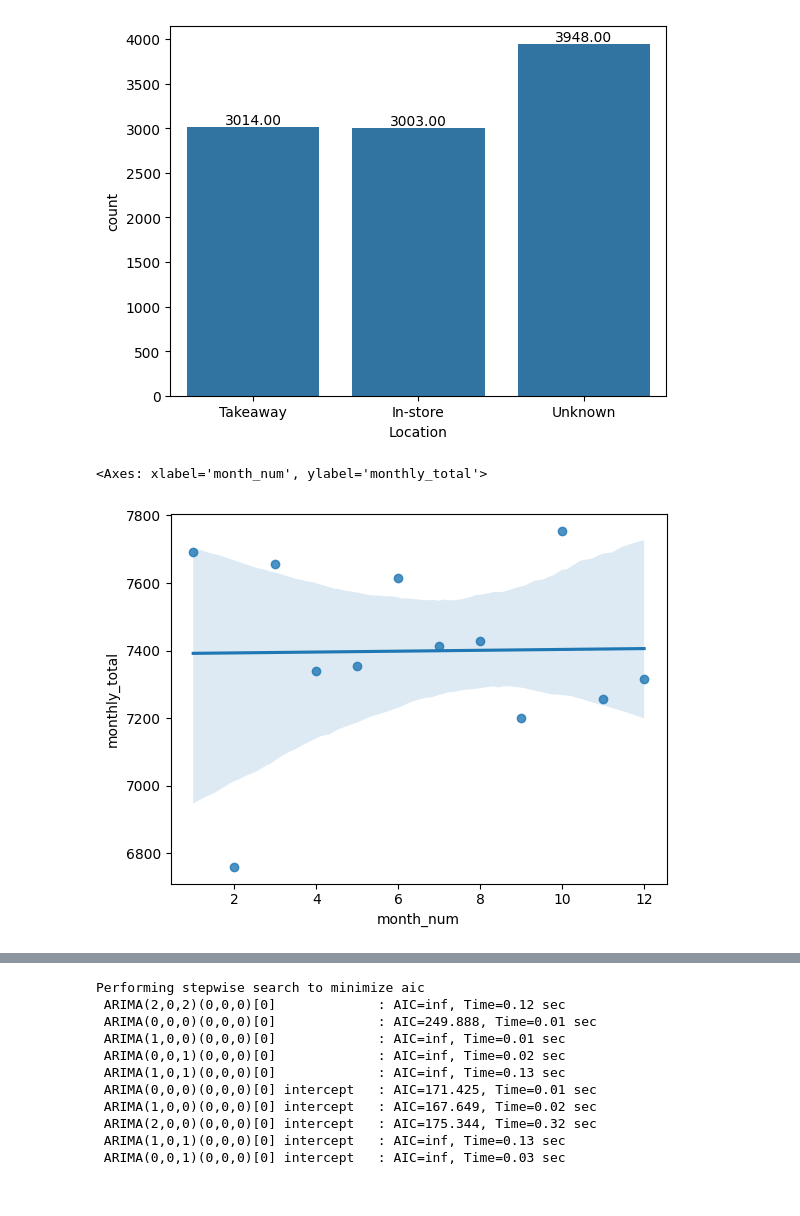
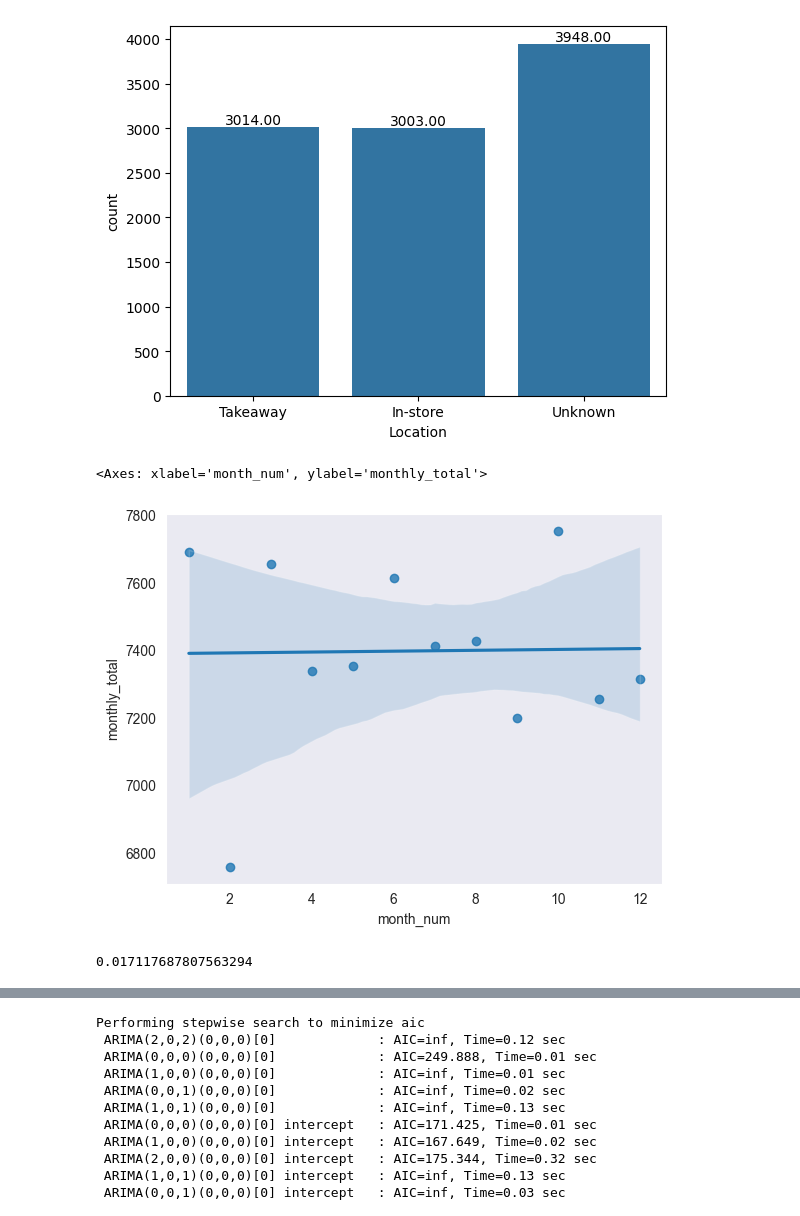
Before and after one commit to Abhibhav2003/SalesAnalysis, a Jupyter notebook: Analysis.ipynb, the cells around one changed output, grey strips where cells are left out. Drawn from its saved outputs; the diff is of its cells as text; code cells hidden in the pictures.

```diff
--- a/Analysis.ipynb
+++ b/Analysis.ipynb
@@ -294,7 +295,14 @@ monthly_running_sum = run_query('''
     ORDER BY Month_Num;
           ''')
 # %%
-sns.regplot(x='month_num', y='monthly_total', data=data_monthly_sales)
+sns.set_style('dark')
+sns.regplot(x='month_num', y='monthly_total', data=data_monthly_sales,order=1)
 # %% [output]
 <Axes: xlabel='month_num', ylabel='monthly_total'>
-[figure, old version]
+[figure, new version]
+# %%
+from scipy.stats import pearsonr
+corr,p = pearsonr(data_monthly_sales['month_num'],data_monthly_sales['monthly_total'])
+corr # No correlation between months and sales
+# %% [output]
+0.017117687807563294
```
Also changed, not shown: parts of 4 cells of this notebook.
